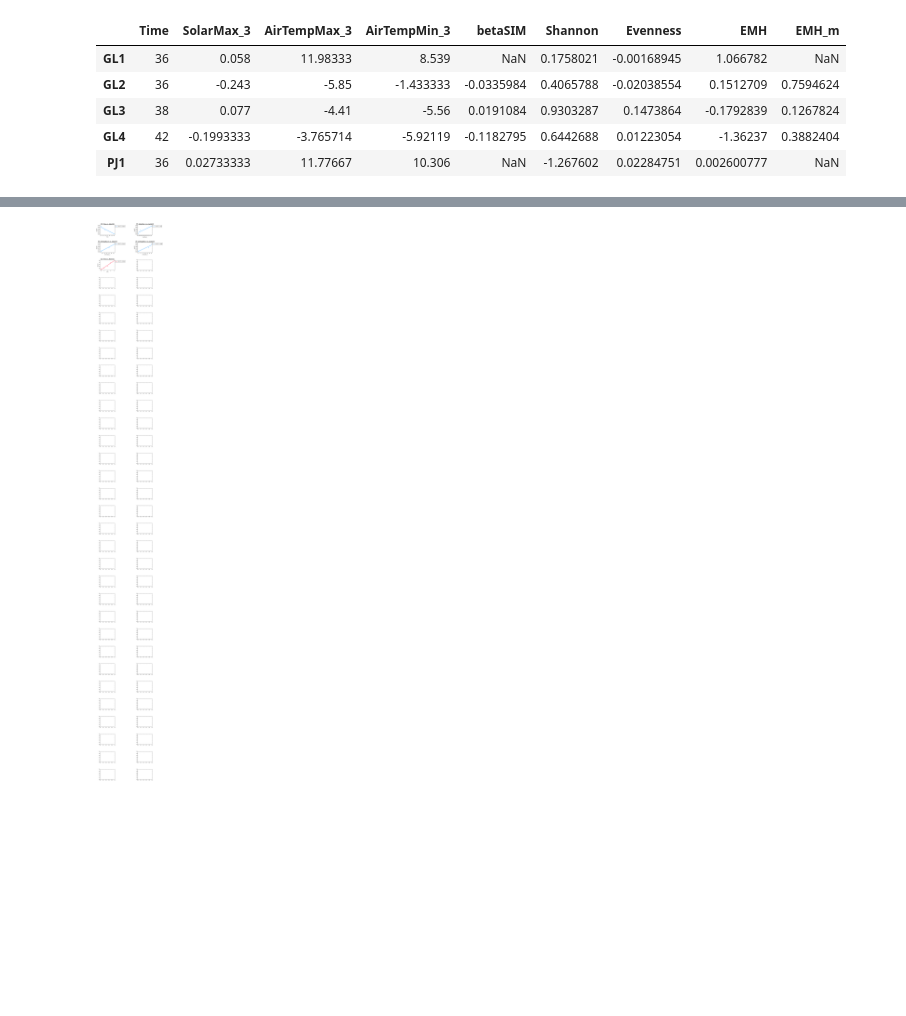
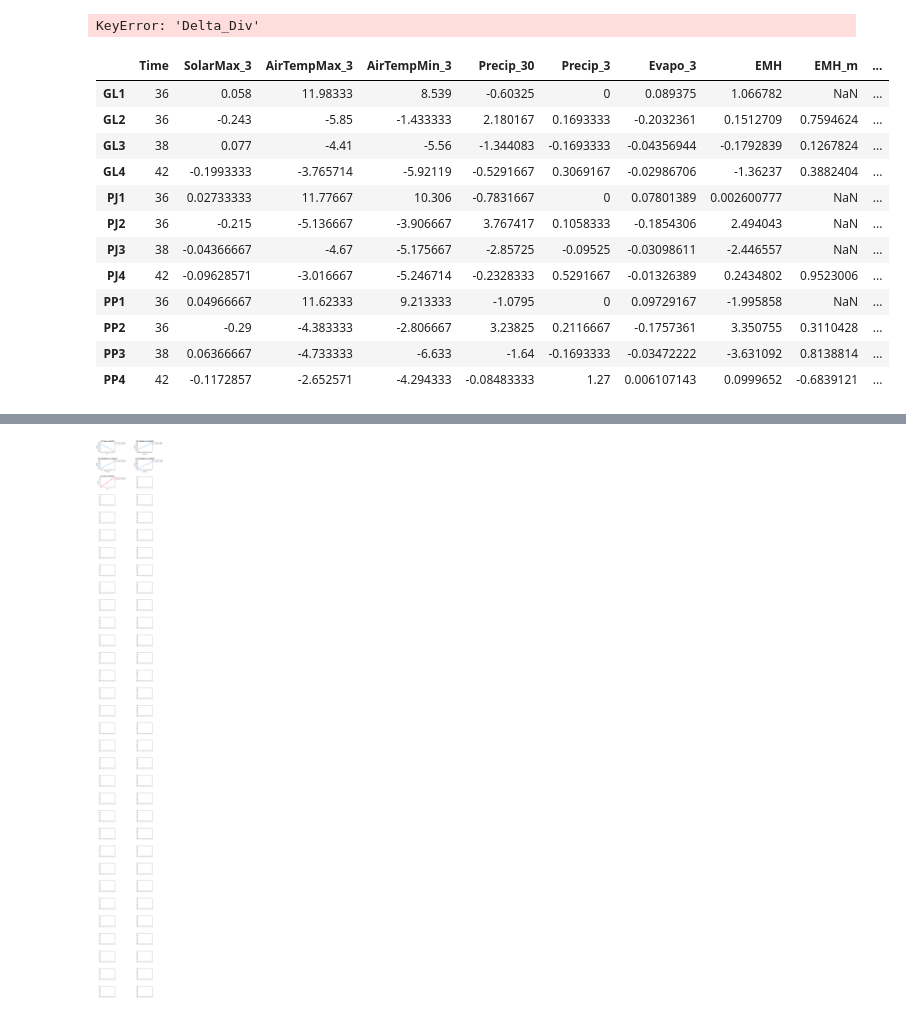
Before and after one commit to bo-maxwell-stevens/drunken-wight, a Jupyter notebook: Monsoon_envs_plotting.ipynb, the cells around one changed output, grey strips where cells are left out. Saved outputs shown, nothing was run; the diff lists cells and outputs as text; code cells hidden in the pictures; blank space fills up the shorter version.

```diff
--- a/Monsoon_envs_plotting.ipynb
+++ b/Monsoon_envs_plotting.ipynb
@@ -89,7 +98,7 @@ for i in range(plots):
             axs[r,c].scatter(new_x, new_y, color=color)
             axs[r,c].autoscale_view()
             axs[r,c].set_xlim(np.amin(x)-0.15, np.amax(x)+0.15)
-            results = polyfit(new_x,new_y,3)
+            results = polyfit(new_x,new_y,2)
             p = np.poly1d(results['polynomial'])
             ys = p(xs)
             the_label = str(sites[k][0])[:-1] + ":\tR$^2$ = " + str(round(results['determination'], 2))
@@ -131,9 +140,9 @@ def make_plot(new_y, new_x, title, label, color, count):
     return count
 # %%
 # predictors =['Time', 'SolarMax_1','SolarMax_3','SolarMax_30','SolarMax_7','AirTempMax_1', 'AirTempMax_3', 'AirTempMax_30', 'AirTempMax_7', 'AirTempMin_1', 'AirTempMin_3', 'AirTempMin_30', 'AirTempMin_7', 'AirTemp_1', 'AirTemp_3', 'AirTemp_30', 'AirTemp_7', 'Evapo_1', 'Evapo_3', 'Evapo_30', 'Evapo_7', 'Precip_1', 'Precip_3', 'Precip_30', 'Precip_7', 'SWC_1', 'SWC_3', 'SWC_30', 'SWC_7', 'Stemp_1', 'Stemp_3', 'Stemp_30', 'Stemp_7']
-predictors =['Time', 'SolarMax_3', 'AirTempMax_3', 'AirTempMin_3']
+predictors =['Time', 'SolarMax_3', 'AirTempMax_3', 'AirTempMin_3', 'Precip_30', 'Precip_3', 'Evapo_3', 'EMH', 'EMH_m']
 # responses =  ['betaSIM', 'Observed_Species', 'Shannon', 'Evenness', 'EMH_m', 'SEMH_m', 'LEMH_m', 'NonAM_m', 'EMH', 'SEMH', 'LEMH', 'NonAM']
-responses =  ['betaSIM', 'Shannon', 'Evenness', 'EMH', 'EMH_m']
+responses =  ['Delta_Div']
 # %%
 #Creating change in values
 
@@ -151,15 +160,24 @@ for i in range(len(all_vars)):
 #         print all_vars[i] +'--> ' + index + ': ' + str(final_df[all_vars[i]].ix[index]) + ' - ' + str(index[:-1]+str(int(index[-1:])-1)) + ': ' + str(final_df[all_vars[i]].ix[index[:-1]+str(int(index[-1:])-1)]) + ' = ' + str(final_df[all_vars[i]].ix[index] - final_df[all_vars[i]].ix[index[:-1]+str(int(index[-1:])-1)])
         delta_df[all_vars[i]].ix[index] = final_df[all_vars[i]].ix[index] - final_df[all_vars[i]].ix[index[:-1]+str(int(index[-1:])-1)]
 delta_df['Time'] = [36,36,38,42,36,36,38,42,36,36,38,42]
+# %% [output]
+KeyError: 'Delta_Div'
 # %%
-delta_df[:5]
+delta_df
 # %% [output]
-|  | Time | SolarMax_3 | AirTempMax_3 | AirTempMin_3 | betaSIM | Shannon | Evenness | EMH | EMH_m |
-| GL1 | 36 | 0.058 | 11.98333 | 8.539 | NaN | 0.1758021 | -0.00168945 | 1.066782 | NaN |
-| GL2 | 36 | -0.243 | -5.85 | -1.433333 | -0.0335984 | 0.4065788 | -0.02038554 | 0.1512709 | 0.7594624 |
-| GL3 | 38 | 0.077 | -4.41 | -5.56 | 0.0191084 | 0.9303287 | 0.1473864 | -0.1792839 | 0.1267824 |
-| GL4 | 42 | -0.1993333 | -3.765714 | -5.92119 | -0.1182795 | 0.6442688 | 0.01223054 | -1.36237 | 0.3882404 |
-| PJ1 | 36 | 0.02733333 | 11.77667 | 10.306 | NaN | -1.267602 | 0.02284751 | 0.002600777 | NaN |
+|  | Time | SolarMax_3 | AirTempMax_3 | AirTempMin_3 | Precip_30 | Precip_3 | Evapo_3 | EMH | EMH_m | ... |
+| GL1 | 36 | 0.058 | 11.98333 | 8.539 | -0.60325 | 0 | 0.089375 | 1.066782 | NaN | ... |
+| GL2 | 36 | -0.243 | -5.85 | -1.433333 | 2.180167 | 0.1693333 | -0.2032361 | 0.1512709 | 0.7594624 | ... |
+| GL3 | 38 | 0.077 | -4.41 | -5.56 | -1.344083 | -0.1693333 | -0.04356944 | -0.1792839 | 0.1267824 | ... |
+| GL4 | 42 | -0.1993333 | -3.765714 | -5.92119 | -0.5291667 | 0.3069167 | -0.02986706 | -1.36237 | 0.3882404 | ... |
+| PJ1 | 36 | 0.02733333 | 11.77667 | 10.306 | -0.7831667 | 0 | 0.07801389 | 0.002600777 | NaN | ... |
+| PJ2 | 36 | -0.215 | -5.136667 | -3.906667 | 3.767417 | 0.1058333 | -0.1854306 | 2.494043 | NaN | ... |
+| PJ3 | 38 | -0.04366667 | -4.67 | -5.175667 | -2.85725 | -0.09525 | -0.03098611 | -2.446557 | NaN | ... |
+| PJ4 | 42 | -0.09628571 | -3.016667 | -5.246714 | -0.2328333 | 0.5291667 | -0.01326389 | 0.2434802 | 0.9523006 | ... |
+| PP1 | 36 | 0.04966667 | 11.62333 | 9.213333 | -1.0795 | 0 | 0.09729167 | -1.995858 | NaN | ... |
+| PP2 | 36 | -0.29 | -4.383333 | -2.806667 | 3.23825 | 0.2116667 | -0.1757361 | 3.350755 | 0.3110428 | ... |
+| PP3 | 38 | 0.06366667 | -4.733333 | -6.633 | -1.64 | -0.1693333 | -0.03472222 | -3.631092 | 0.8138814 | ... |
+| PP4 | 42 | -0.1172857 | -2.652571 | -4.294333 | -0.08483333 | 1.27 | 0.006107143 | 0.0999652 | -0.6839121 | ... |
 # %%
 print len(responses)*len(predictors)*4
 # %% [output]
```
Also changed, not shown: parts of 4 cells of this notebook, 27 other files.
